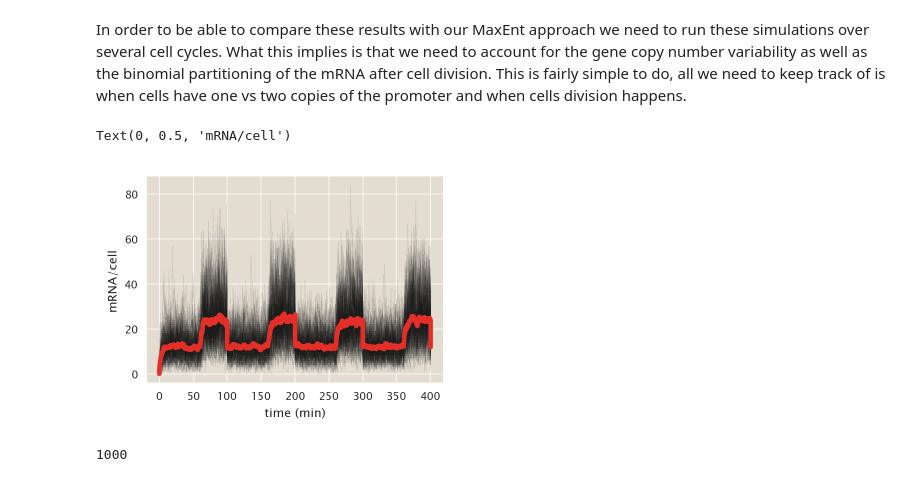
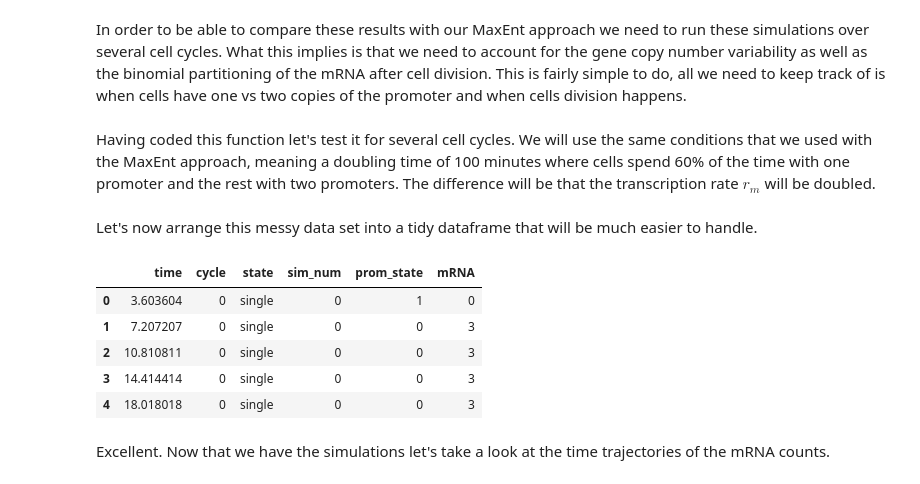
Before and after one commit to RPGroup-PBoC/chann_cap, a Jupyter notebook: src/theory/gillespie_simulation.ipynb, the cells around one changed output. Cells and saved outputs as stored; diff of their text form; code cells hidden in the pictures.

```diff
--- a/src/theory/gillespie_simulation.ipynb
+++ b/src/theory/gillespie_simulation.ipynb
@@ -438,6 +709,8 @@ def gillespie_cell_cycle(n_simulations, n_cycles, t_single, t_double,
             pop_init[:, b] = np.random.binomial(pop_init[:, b], 0.5)
 
     return pops
+# %% [markdown]
+Having coded this function let's test it for several cell cycles. We will use the same conditions that we used with the MaxEnt approach, meaning a doubling time of 100 minutes where cells spend 60% of the time with one promoter and the rest with two promoters. The difference will be that the transcription rate $r_m$ will be doubled.
 # %%
 # Specify parameters for calculation
 args_single = np.array([kp_on, kp_off, rm, gm])
@@ -491,22 +770,34 @@ pops = gillespie_cell_cycle(n_simulations, n_cycles, t_single, t_double,
-# %%
-# Initialize plot
-fig = plt.figure()
-
-# Loop through trajectories
-for i in range(n_simulations):
-    plt.plot(time_points / 60, pops[i,:,2], '-', lw=0.3, alpha=0.1,
-             color='k')
-
-# Plot mean mRNA
-plt.plot(time_points / 60, pops[:, :, 2].mean(axis=0), '-', lw=3,
-         color=sns.color_palette('Reds_r', n_colors=2)[0])
-
-plt.xlabel('time (min)')
-plt.ylabel('mRNA/cell')
-# %% [output]
-Text(0, 0.5, 'mRNA/cell')
-[figure, removed]
-# %%
-len(t_single)
-# %% [output]
-1000
+# %% [markdown]
+Let's now arrange this messy data set into a tidy dataframe that will be much easier to handle.
+# %%
+# Define columns to save in data frame
+names = ['time', 'cycle', 'state', 'sim_num', 'prom_state', 'mRNA']
+
+# Initialize data frame to save simulation output
+df_sim_mRNA = pd.DataFrame(columns=names)
+
+# Loop through simulations appending the information
+for i in range(n_simulations):
+    # Initialize dataframe for subset of data
+    df = pd.DataFrame(columns=names)
+    # Save data
+    df['time'] = time_points
+    df['cycle'] = cycle_idx
+    df['state'] = copy_idx
+    df['sim_num'] = [i] * len(time_points)
+    df['prom_state'] = pops[i,:,0]
+    df['mRNA'] = pops[i,:,2]
+
+    # Append dataframe
+    df_sim_mRNA = pd.concat([df_sim_mRNA, df])
+
+df_sim_mRNA.head()
+# %% [output]
+|  | time | cycle | state | sim_num | prom_state | mRNA |
+| 0 | 3.603604 | 0 | single | 0 | 1 | 0 |
+| 1 | 7.207207 | 0 | single | 0 | 0 | 3 |
+| 2 | 10.810811 | 0 | single | 0 | 0 | 3 |
+| 3 | 14.414414 | 0 | single | 0 | 0 | 3 |
+| 4 | 18.018018 | 0 | single | 0 | 0 | 3 |
+# %% [markdown]
+Excellent. Now that we have the simulations let's take a look at the time trajectories of the mRNA counts.
```
Also changed, not shown: parts of 26 cells of this notebook.
